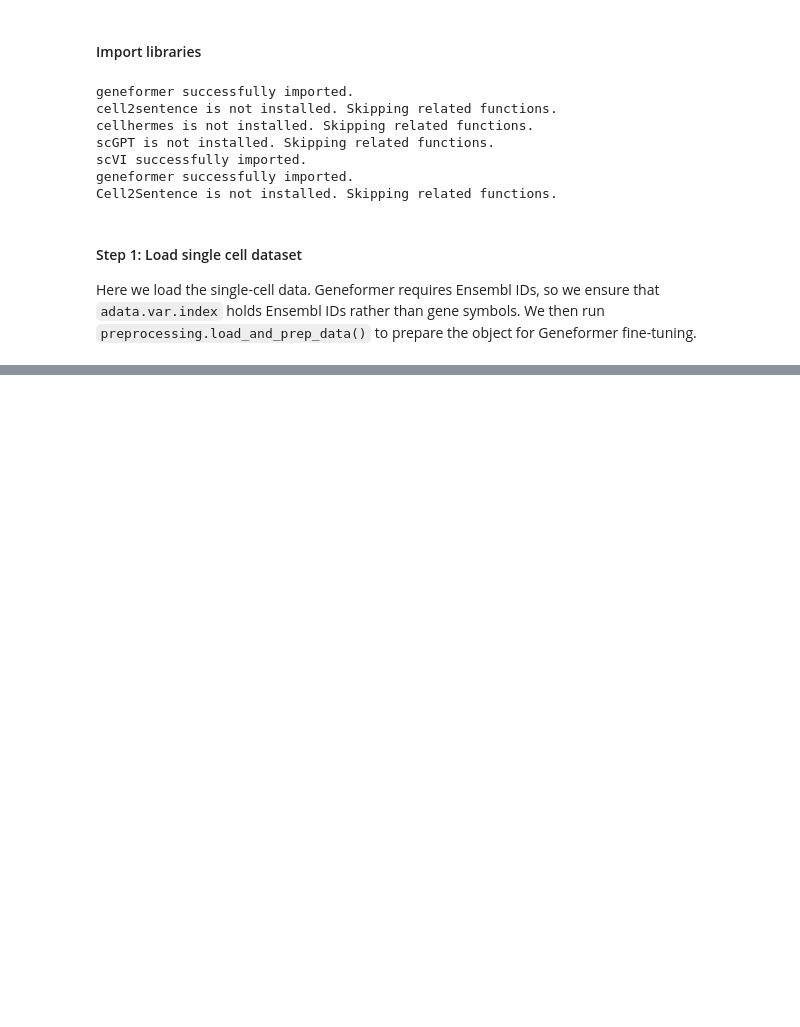
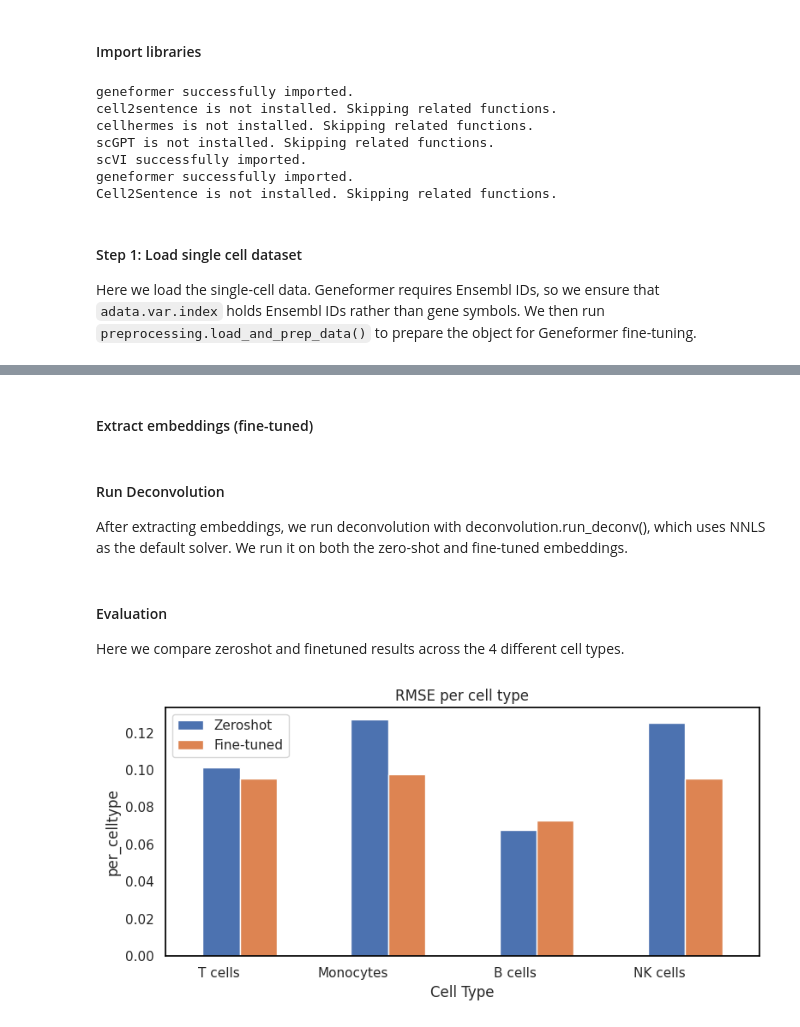
Before and after one commit to Eastmanmd/DECONVersation, a Jupyter notebook: tutorials/finetune_geneformer_for_cell_type_classification.ipynb, the cells around one changed output, grey strips where cells are left out. Cells and saved outputs as stored; diff of their text form; code cells hidden in the pictures; blank space fills up the shorter version.

```diff
--- a/tutorials/finetune_geneformer_for_cell_type_classification.ipynb
+++ b/tutorials/finetune_geneformer_for_cell_type_classification.ipynb
@@ -131,0 +188,2 @@ plt.show()
+# %% [markdown]
+#### Extract embeddings (fine-tuned)
@@ -131,0 +210,39 @@ plt.show()
+# %% [markdown]
+#### Run Deconvolution
+
+After extracting embeddings, we run deconvolution with deconvolution.run_deconv(), which uses NNLS as the default solver. We run it on both the zero-shot and fine-tuned embeddings.
+# %%
+# Run deconvolution
+result_zs = deconvolution.run_deconv(bulk_df = pseudo_bulk_embed_zs.T,
+                                     signature_df = sig_mat_embed_zs.T)
+
+# Run deconvolution
+result_ft = deconvolution.run_deconv(bulk_df = pseudo_bulk_embed_ft.T,
+                                     signature_df = sig_mat_gf_embed_ft.T)
+# %% [markdown]
+#### Evaluation
+
+Here we compare zeroshot and finetuned results across the 4 different cell types.
+# %%
+zs_metrics = pd.DataFrame(evaluation.compute_rmse(true_df = cell_prop,
+                       pred_df = result_zs, return_per_celltype=True))
+# %%
+ft_metrics = pd.DataFrame(evaluation.compute_rmse(true_df = cell_prop,
+                       pred_df = result_ft, return_per_celltype=True))
+# %%
+# Combine 'per_celltype' from both dataframes into a single DataFrame
+combined_df = pd.DataFrame({
+    'Zeroshot': zs_metrics['per_celltype'],
+    'Fine-tuned': ft_metrics['per_celltype']
+})
+
+# Plot grouped bar plot
+combined_df.plot(kind='bar', figsize=(8, 4))
+plt.title('RMSE per cell type')
+plt.xlabel('Cell Type')
+plt.ylabel('per_celltype')
+plt.xticks(rotation=0, ha='right')
+plt.tight_layout()
+plt.show()
+# %% [output]
+[figure, added]
```
Also changed, not shown: parts of 20 cells of this notebook.
